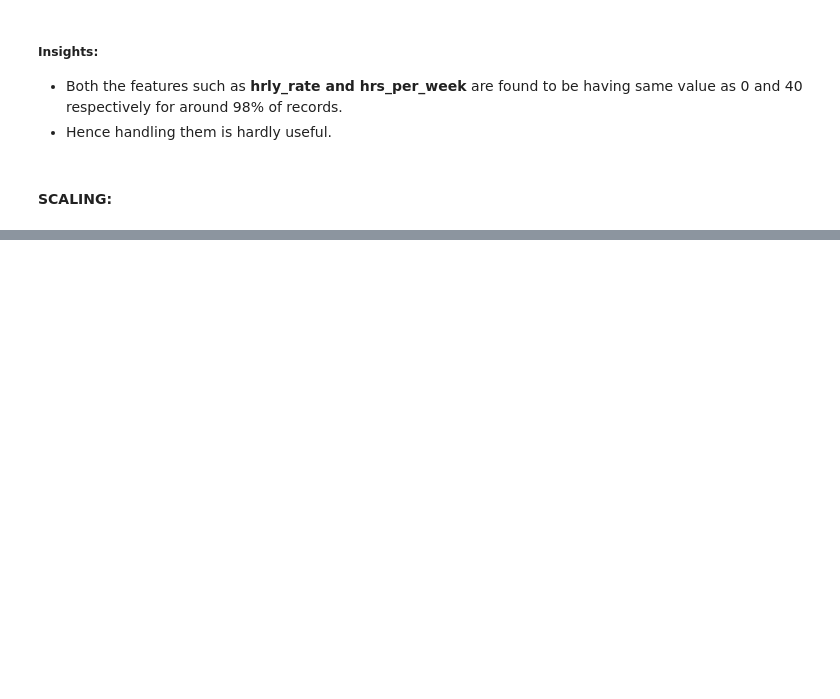
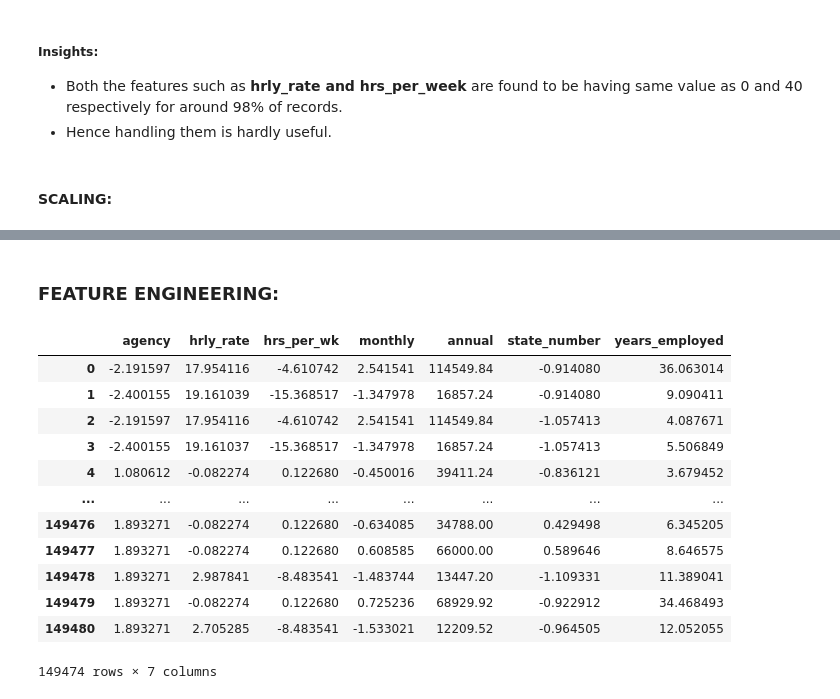
Before and after one commit to shanusaras/Capstone_Projects, a Jupyter notebook: Texas Salary Prediction/Project_02_Texas_salary_prediction.ipynb, the cells around one changed output, grey strips where cells are left out. Saved outputs shown, nothing was run; the diff lists cells and outputs as text; code cells hidden in the pictures; blank space fills up the shorter version.

```diff
--- a/Texas Salary Prediction/Project_02_Texas_salary_prediction.ipynb
+++ b/Texas Salary Prediction/Project_02_Texas_salary_prediction.ipynb
@@ -1079,0 +1156,2 @@ dtype: float64
+# %% [markdown]
+### **FEATURE ENGINEERING:**
@@ -1079,0 +1162,18 @@ dtype: float64
+# %%
+# fetching only numerical features to check correlation
+num_features= data[['agency', 'hrly_rate', 'hrs_per_wk', 'monthly', 'annual', 'state_number', 'years_employed']]
+num_features
+# %% [output]
+|  | agency | hrly_rate | hrs_per_wk | monthly | annual | state_number | years_employed |
+| 0 | -2.191597 | 17.954116 | -4.610742 | 2.541541 | 114549.84 | -0.914080 | 36.063014 |
+| 1 | -2.400155 | 19.161039 | -15.368517 | -1.347978 | 16857.24 | -0.914080 | 9.090411 |
+| 2 | -2.191597 | 17.954116 | -4.610742 | 2.541541 | 114549.84 | -1.057413 | 4.087671 |
+| 3 | -2.400155 | 19.161037 | -15.368517 | -1.347978 | 16857.24 | -1.057413 | 5.506849 |
+| 4 | 1.080612 | -0.082274 | 0.122680 | -0.450016 | 39411.24 | -0.836121 | 3.679452 |
+| ... | ... | ... | ... | ... | ... | ... | ... |
+| 149476 | 1.893271 | -0.082274 | 0.122680 | -0.634085 | 34788.00 | 0.429498 | 6.345205 |
+| 149477 | 1.893271 | -0.082274 | 0.122680 | 0.608585 | 66000.00 | 0.589646 | 8.646575 |
+| 149478 | 1.893271 | 2.987841 | -8.483541 | -1.483744 | 13447.20 | -1.109331 | 11.389041 |
+| 149479 | 1.893271 | -0.082274 | 0.122680 | 0.725236 | 68929.92 | -0.922912 | 34.468493 |
+| 149480 | 1.893271 | 2.705285 | -8.483541 | -1.533021 | 12209.52 | -0.964505 | 12.052055 |
+149474 rows × 7 columns
```
Also changed, not shown: parts of 13 cells of this notebook.
